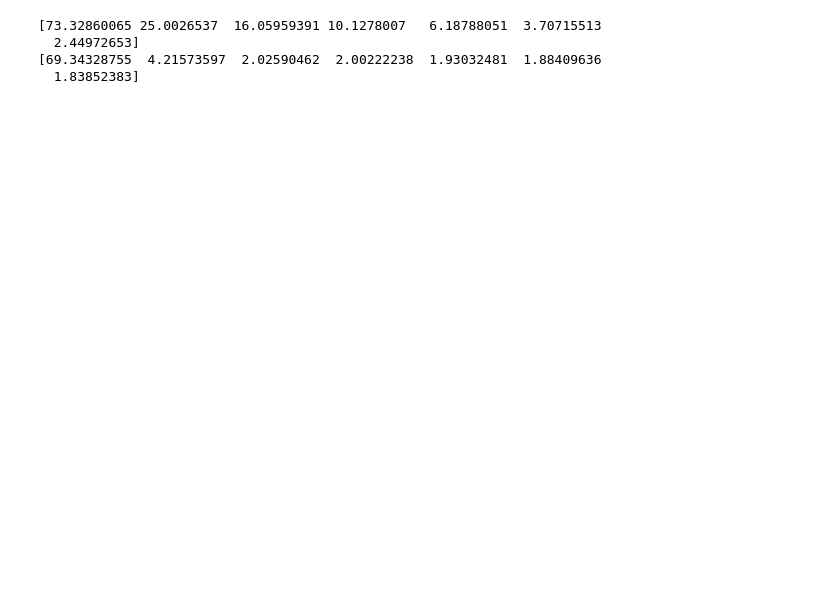
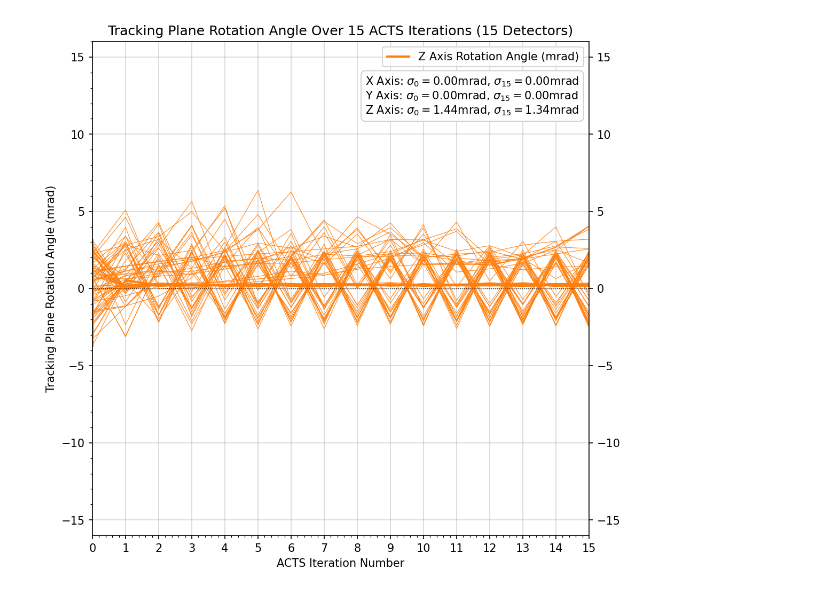
Before and after one commit to ldk111/FASER-2-MPhys-Project, a Jupyter notebook: Analysis/analysis_testing.ipynb, the cells around one changed output. Cells and saved outputs as stored; diff of their text form; code cells hidden in the pictures; blank space fills up the shorter version.

Commit message:
committing all figures and major updates before adding comments

```diff
--- a/Analysis/analysis_testing.ipynb
+++ b/Analysis/analysis_testing.ipynb
@@ -145,11 +9,67 @@ print(mean_z)
-# %%
-std_y = np.std(y, axis = 1)
-std_z = np.std(z, axis = 1)
-
-print(std_y)
-print(std_z)
-# %% [output]
-[73.32860065 25.0026537  16.05959391 10.1278007   6.18788051  3.70715513
-  2.44972653]
-[69.34328755  4.21573597  2.02590462  2.00222238  1.93032481  1.88409636
-  1.83852383]
+# %%
+#input_dir = "C:/Users/luke/OneDrive/Documents/MPhys Project/Output Files/62dot5_yz_10_5/"
+input_dir = "E:/MPhys Project Files/Z Rotation/output/"
+n_runs = 16
+n_offsets = 15
+# %%
+fig, ax = plt.subplots(figsize = (8,8), dpi = 150)
+
+x = np.zeros((n_runs, n_offsets*5))
+for i in range(n_runs):
+    x[i] += i
+
+x_rot = [np.loadtxt(input_dir + str(0) + "/rotations_x.csv", delimiter = ",")[0:n_offsets][:,1:6].flatten()*1000]
+y_rot = [np.loadtxt(input_dir + str(0) + "/rotations_y.csv", delimiter = ",")[0:n_offsets][:,1:6].flatten()*1000]
+z_rot = [np.loadtxt(input_dir + str(0) + "/rotations_z.csv", delimiter = ",")[0:n_offsets][:,1:6].flatten()*1000]
+
+for i in range(1, n_runs):
+    x_rot = np.concatenate((x_rot, [np.loadtxt(input_dir + str(i) + "/rotations_x.csv", delimiter = ",")[0:n_offsets][:,1:6].flatten()*1000]), axis = 0)
+    y_rot = np.concatenate((y_rot, [np.loadtxt(input_dir + str(i) + "/rotations_y.csv", delimiter = ",")[0:n_offsets][:,1:6].flatten()*1000]), axis = 0)
+    z_rot = np.concatenate((z_rot, [np.loadtxt(input_dir + str(i) + "/rotations_z.csv", delimiter = ",")[0:n_offsets][:,1:6].flatten()*1000]), axis = 0)
+
+plt.xticks(np.arange(0,n_runs))
+plt.yticks([-15, -10, -5, 0, 5, 10, 15])
+plt.minorticks_on()
+plt.ylim(-16, 16)
+plt.xlim(0, n_runs-1)
+
+plt.xlabel("ACTS Iteration Number")
+plt.ylabel("Tracking Plane Rotation Angle (mrad)")
+plt.title("Tracking Plane Rotation Angle Over " + str(n_runs-1) + " ACTS Iterations (" + str(n_offsets) + " Detectors)")
+plt.tick_params(right = True, labelright = True)
+
+#ax.plot(x[0], x_rot[0], lw = 2, alpha = 1, color="tab:red", label = "Y Offset")
+#ax.plot(x[0], y_rot[0], lw = 2, alpha = 1, color="tab:blue", label = "Y Offset")
+ax.plot(x[0], z_rot[0], lw = 2, alpha = 1, color="tab:orange", label = "Y Offset")
+
+ax.legend(labels = ["Z Axis Rotation Angle (mrad)", "Y Axis Angle (mrad)", "Z Axis Angle (mrad)"])
+
+#ax.plot(x, x_rot, lw = 0.5, alpha = 1, color="tab:red")
+#ax.plot(x, y_rot, lw = 0.5, alpha = 1, color="tab:blue")
+ax.plot(x, z_rot, lw = 0.5, alpha = 1, color="tab:orange")
+
+plt.hlines(y = 0, xmin = 0, xmax = n_runs-1, linestyles = "dotted", colors = "black", lw = 0.7)
+plt.grid(True, alpha = 0.5)
+
+# Define the area to zoom in on
+zoom_area = [3, 15, -0.05, 0.05]  # [xmin, xmax, ymin, ymax]
+
+# Create inset figure
+#ax_inset = ax.inset_axes([2.5, -13.5, 11.5, 11], transform=ax.transData)  # [left, bottom, width, height]
+#
+## Plot zoomed-in portion on the inset figure
+#ax_inset.plot(x, x_rot, lw = 0.5, alpha = 1, color="tab:red")
+#ax_inset.hlines(y = 0, xmin = 0, xmax = n_runs-1, linestyles = "dotted", colors = "black", lw = 0.7)
+#ax_inset.set_xticks(np.arange(0, n_runs))
+#ax_inset.set_yticks(np.arange(-0.04,0.05,0.01 ))
+#ax_inset.tick_params(axis = "y", labelsize = 9)
+#ax_inset.grid(True, alpha = 0.5)
+#ax_inset.set_xlim(zoom_area[0], zoom_area[1])
+#ax_inset.set_ylim(zoom_area[2], zoom_area[3])
+#ax.indicate_inset_zoom(ax_inset, alpha = 0.5, edgecolor ="black")
+plt.text(0.55, 0.89, "X Axis: $\sigma_0 = 0.00$mrad, $\sigma_{15} = 0.00$mrad\nY Axis: $\sigma_0 = 0.00$mrad, $\sigma_{15} = 0.00$mrad\nZ Axis: $\sigma_0 = 1.44$mrad, $\sigma_{15} = 1.34$mrad", horizontalalignment='left', verticalalignment='center', transform=plt.gca().transAxes, bbox=dict(facecolor='white', boxstyle='round,pad=0.4', alpha=1, ec="lightgray"))
+#plt.savefig("x_rot_misalignment.jpg")
+
+plt.show()
+# %% [output]
+[figure, added]
```
Also changed, not shown: parts of 88 cells of this notebook, 28 other files.
